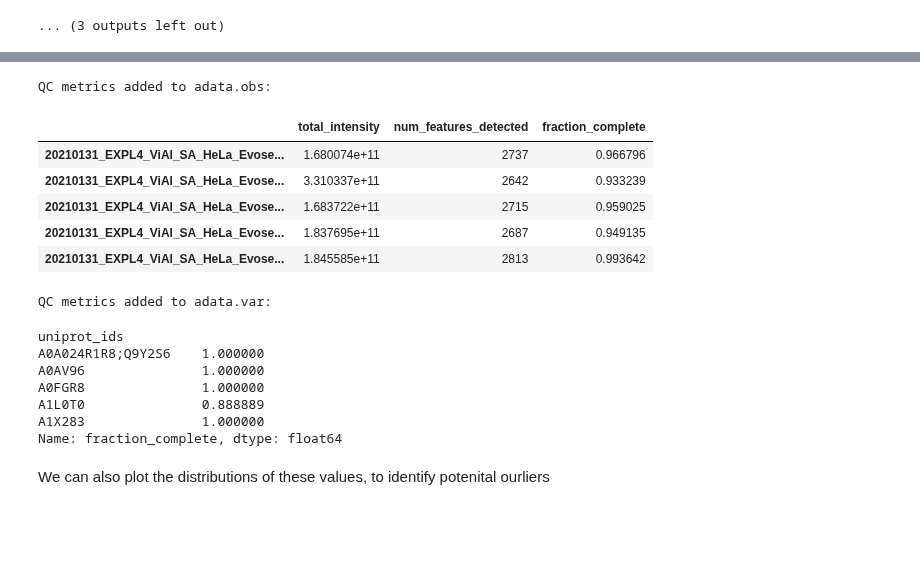
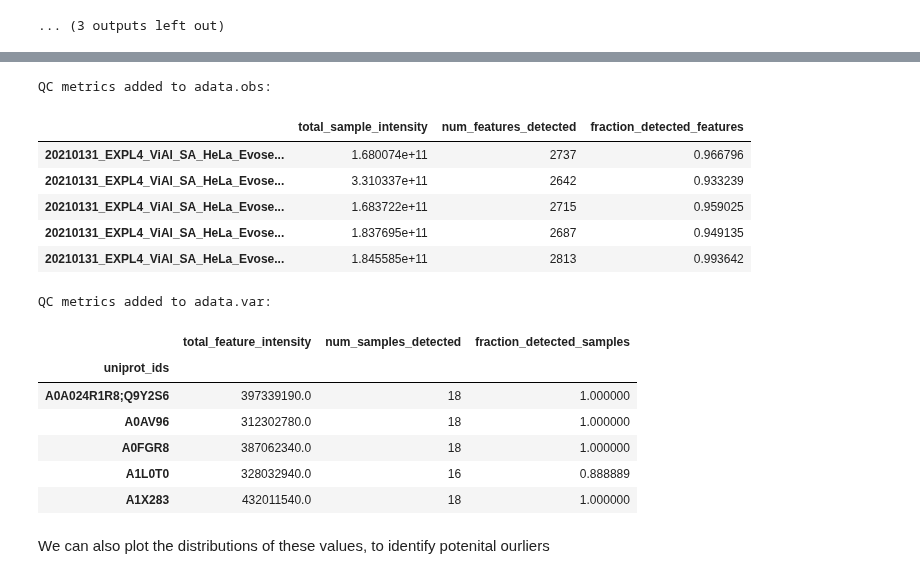
Before and after one commit to MannLabs/alphapepttools, a Jupyter notebook: docs/notebooks/tutorials/tutorial_03_basic_PCA_workflow.ipynb, the cells around one changed output, grey strips where cells are left out. Drawn from its saved outputs; the diff is of its cells as text; code cells hidden in the pictures; blank space fills up the shorter version.

```diff
--- a/docs/notebooks/tutorials/tutorial_03_basic_PCA_workflow.ipynb
+++ b/docs/notebooks/tutorials/tutorial_03_basic_PCA_workflow.ipynb
@@ -126,28 +133,28 @@ We will add basic qc metrics: sum of sample intensity, number of detected protei
 # %%
 # Calculate QC metrics on the raw layer (before log transformation)
 at.metrics.calculate_qc_metrics(adata)
 
 # View the added QC metrics
 print("QC metrics added to adata.obs:")
-display(adata.obs[["total_intensity", "num_features_detected", "fraction_complete"]].head())
+display(adata.obs[["total_sample_intensity", "num_features_detected", "fraction_detected_features"]].head())
 print("QC metrics added to adata.var:")
-display(adata.var["fraction_complete"].head())
+display(adata.var[["total_feature_intensity", "num_samples_detected", "fraction_detected_samples"]].head())
 # %% [output]
 QC metrics added to adata.obs:
-|  | total_intensity | num_features_detected | fraction_complete |
+|  | total_sample_intensity | num_features_detected | fraction_detected_features |
 | 20210131_EXPL4_ViAl_SA_HeLa_Evose... | 1.680074e+11 | 2737 | 0.966796 |
 | 20210131_EXPL4_ViAl_SA_HeLa_Evose... | 3.310337e+11 | 2642 | 0.933239 |
 | 20210131_EXPL4_ViAl_SA_HeLa_Evose... | 1.683722e+11 | 2715 | 0.959025 |
 | 20210131_EXPL4_ViAl_SA_HeLa_Evose... | 1.837695e+11 | 2687 | 0.949135 |
 | 20210131_EXPL4_ViAl_SA_HeLa_Evose... | 1.845585e+11 | 2813 | 0.993642 |
 QC metrics added to adata.var:
-uniprot_ids
-A0A024R1R8;Q9Y2S6    1.000000
-A0AV96               1.000000
-A0FGR8               1.000000
-A1L0T0               0.888889
-A1X283               1.000000
-Name: fraction_complete, dtype: float64
+|  | total_feature_intensity | num_samples_detected | fraction_detected_samples |
+| uniprot_ids |  |  |  |
+| A0A024R1R8;Q9Y2S6 | 397339190.0 | 18 | 1.000000 |
+| A0AV96 | 312302780.0 | 18 | 1.000000 |
+| A0FGR8 | 387062340.0 | 18 | 1.000000 |
+| A1L0T0 | 328032940.0 | 16 | 0.888889 |
+| A1X283 | 432011540.0 | 18 | 1.000000 |
 # %% [markdown]
 We can also plot the distributions of these values, to identify potenital ourliers
 # %%
```
Also changed, not shown: parts of 3 cells of this notebook.
